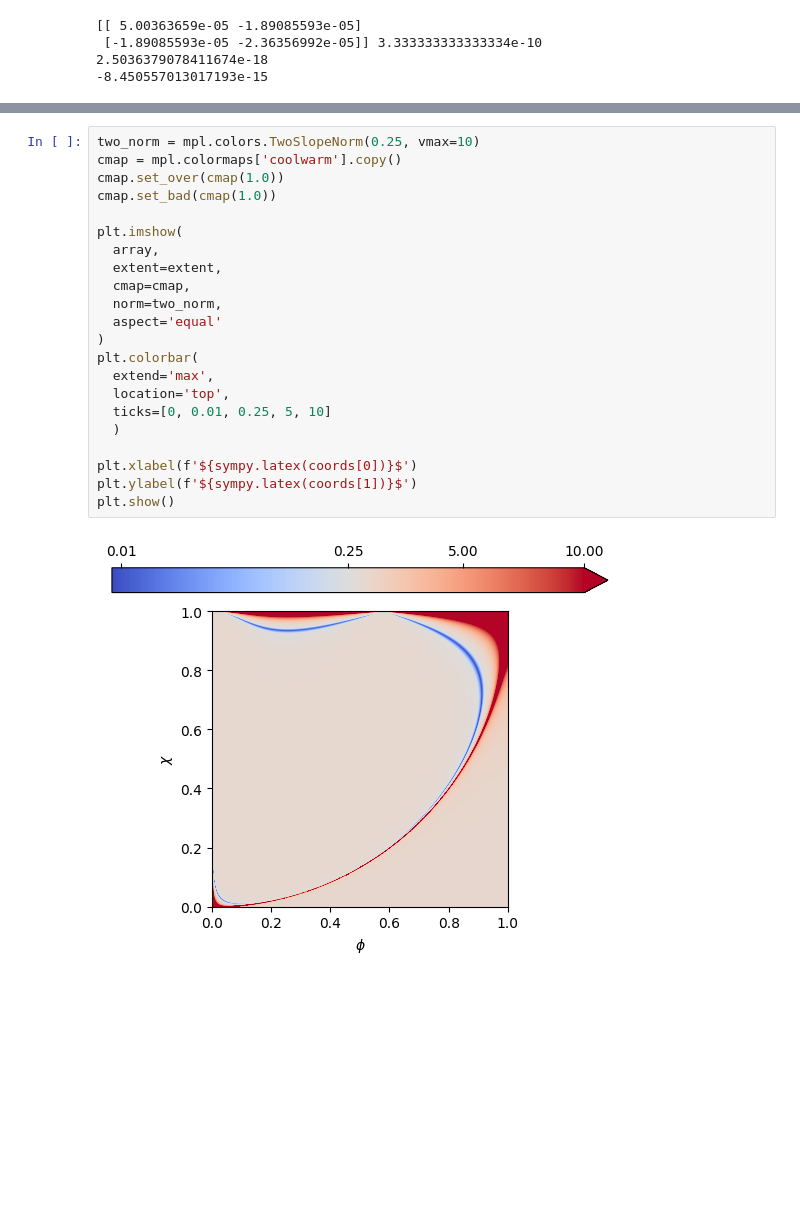
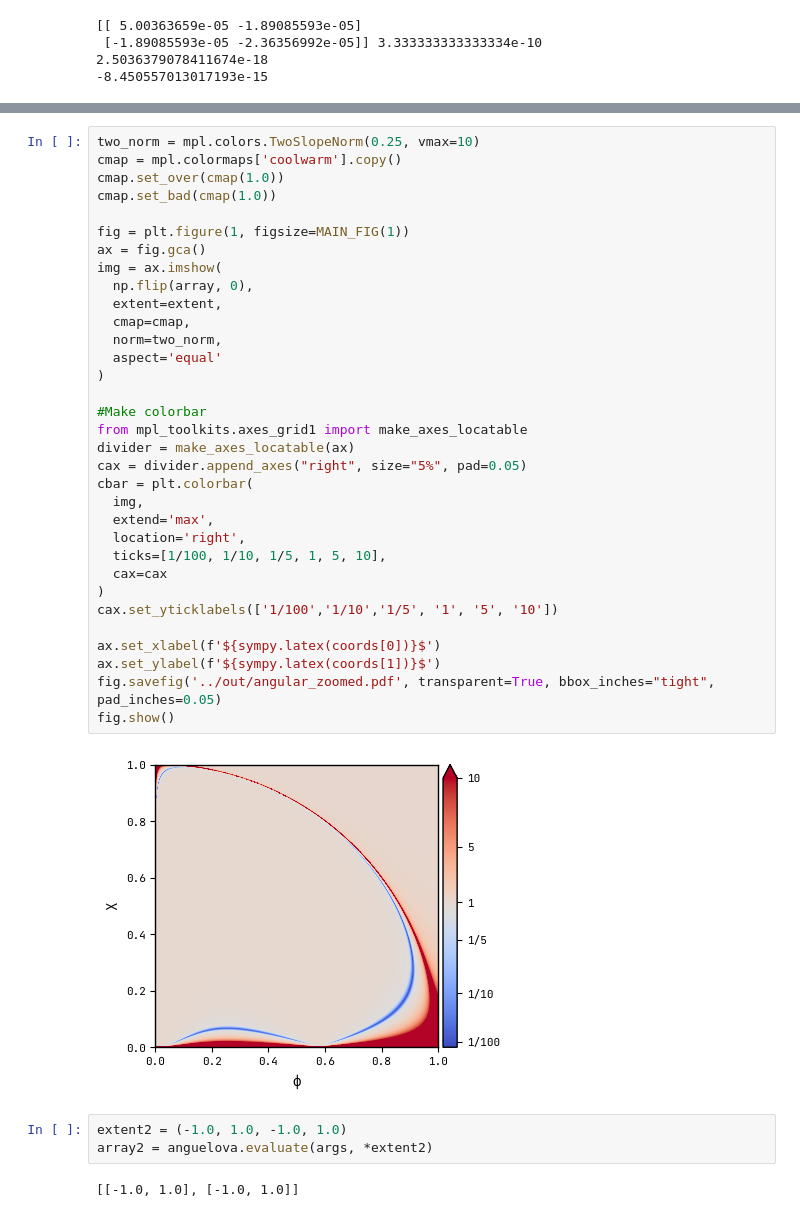
Before and after one commit to smups/inflatox, a Jupyter notebook: notebooks/angular_inf.ipynb, the cells around one changed output, grey strips where cells are left out. Saved outputs shown, nothing was run; the diff lists cells and outputs as text; blank space fills up the shorter version.

Commit message:
updated angular inflation notebook

```diff
--- a/notebooks/angular_inf.ipynb
+++ b/notebooks/angular_inf.ipynb
@@ -117,24 +126,40 @@ plt.show()
 # %%
 two_norm = mpl.colors.TwoSlopeNorm(0.25, vmax=10)
 cmap = mpl.colormaps['coolwarm'].copy()
 cmap.set_over(cmap(1.0))
 cmap.set_bad(cmap(1.0))
 
-plt.imshow(
-  array,
+fig = plt.figure(1, figsize=MAIN_FIG(1))
+ax = fig.gca()
+img = ax.imshow(
+  np.flip(array, 0),
   extent=extent,
   cmap=cmap,
   norm=two_norm,
   aspect='equal'
 )
-plt.colorbar(
+
+#Make colorbar
+from mpl_toolkits.axes_grid1 import make_axes_locatable
+divider = make_axes_locatable(ax)
+cax = divider.append_axes("right", size="5%", pad=0.05)
+cbar = plt.colorbar(
+  img,
   extend='max',
-  location='top',
-  ticks=[0, 0.01, 0.25, 5, 10]
-  )
+  location='right',
+  ticks=[1/100, 1/10, 1/5, 1, 5, 10],
+  cax=cax
+)
+cax.set_yticklabels(['1/100','1/10','1/5', '1', '5', '10'])
 
-plt.xlabel(f'${sympy.latex(coords[0])}$')
-plt.ylabel(f'${sympy.latex(coords[1])}$')
-plt.show()
+ax.set_xlabel(f'${sympy.latex(coords[0])}$')
+ax.set_ylabel(f'${sympy.latex(coords[1])}$')
+fig.savefig('../out/angular_zoomed.pdf', transparent=True, bbox_inches="tight", pad_inches=0.05)
+fig.show()
 # %% [output]
-[figure, old version]
+[figure, new version]
+# %%
+extent2 = (-1.0, 1.0, -1.0, 1.0)
+array2 = anguelova.evaluate(args, *extent2)
+# %% [output]
+[[-1.0, 1.0], [-1.0, 1.0]]
```
Also changed, not shown: parts of 8 cells of this notebook, 3 other files.
